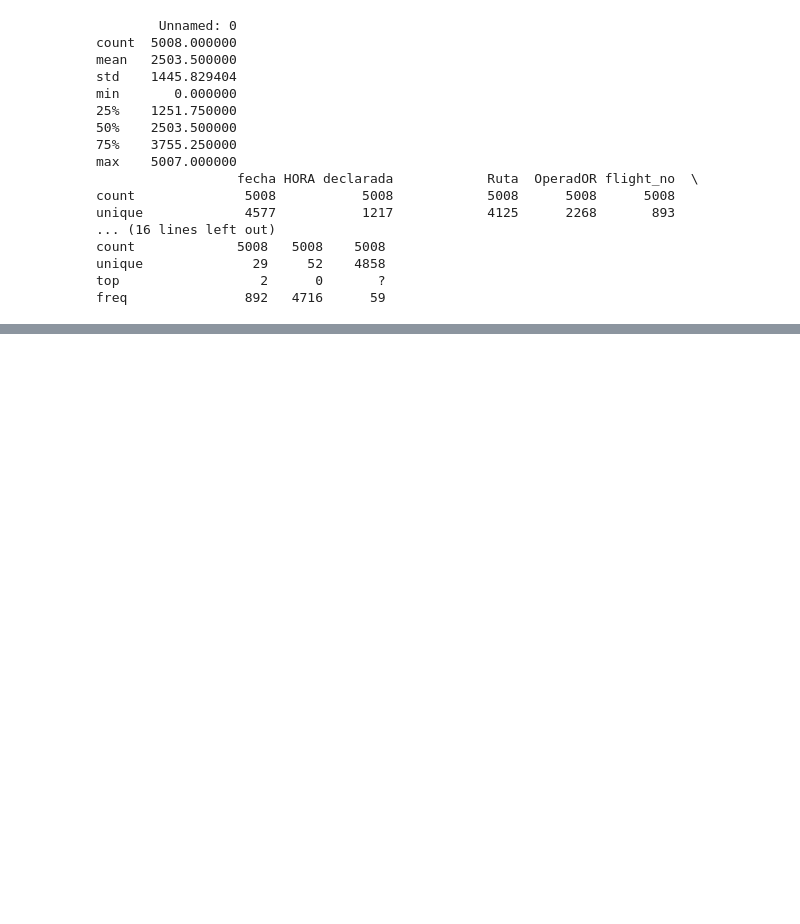
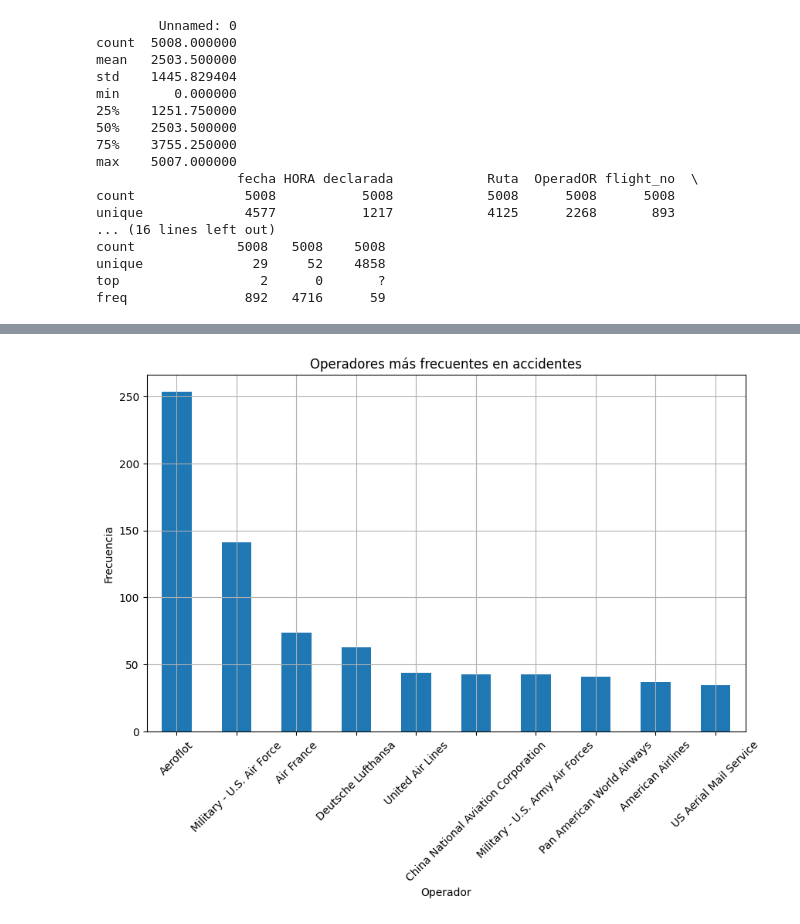
Before and after one commit to tinchoreco/PIDataAnalitycs, a Jupyter notebook: proyecto individual.ipynb, the cells around one changed output, grey strips where cells are left out. Drawn from its saved outputs; the diff is of its cells as text; code cells hidden in the pictures; blank space fills up the shorter version.

```diff
--- a/proyecto individual.ipynb
+++ b/proyecto individual.ipynb
@@ -68,0 +138,18 @@ freq               892   4716      59
+# %%
+# Obtener la frecuencia de los operadores
+operador_frecuencia = df['OperadOR'].value_counts()
+
+# Filtrar los operadores con mayor frecuencia (por ejemplo, los 10 más comunes)
+top_operadores = operador_frecuencia.head(10)
+
+# Crear un gráfico de barras de los operadores más comunes
+plt.figure(figsize=(10, 6))
+top_operadores.plot(kind='bar')
+plt.xlabel('Operador')
+plt.ylabel('Frecuencia')
+plt.title('Operadores más frecuentes en accidentes')
+plt.xticks(rotation=45)
+plt.grid(True)
+plt.show()
+# %% [output]
+[figure, added]
```
Also changed, not shown: parts of 11 cells of this notebook, 15 other files.
